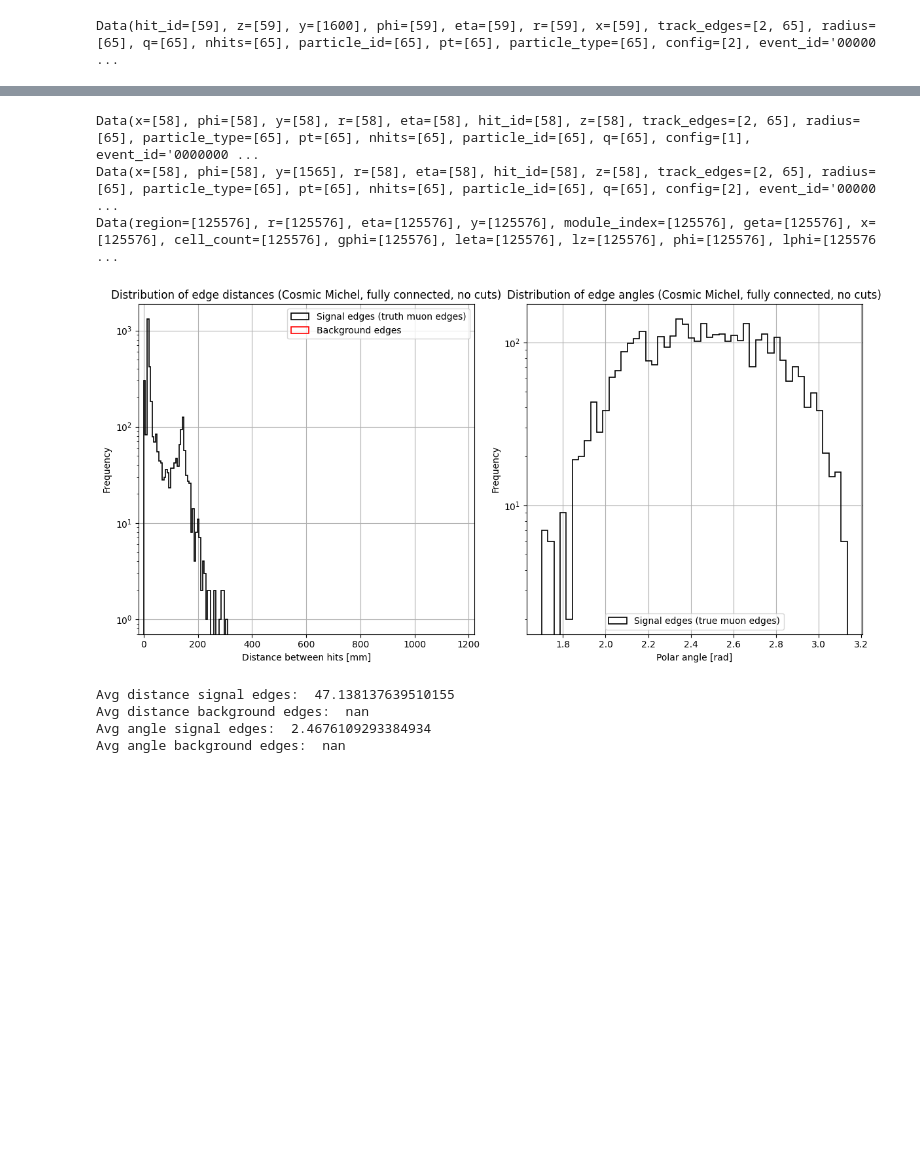
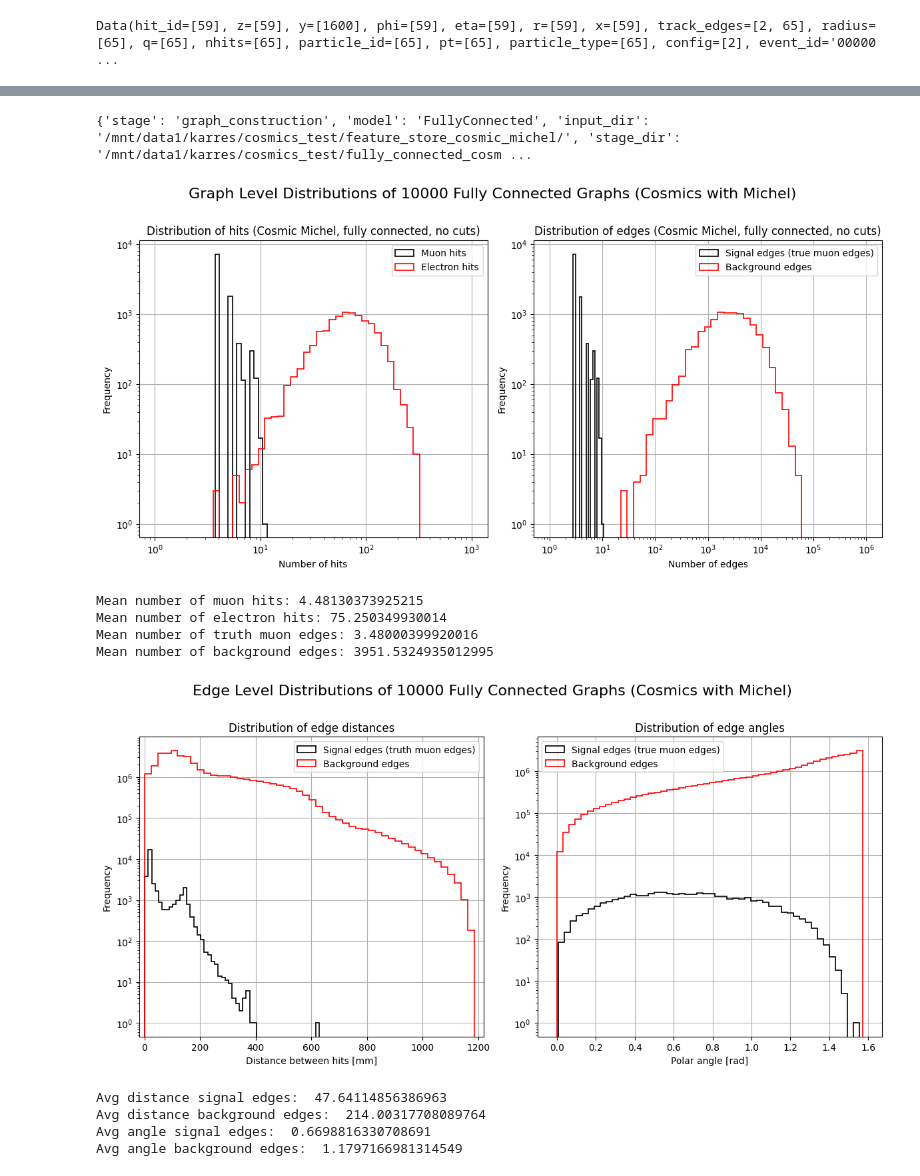
Before and after one commit to sdittmeier/Mu3eCosmicGNN, a Jupyter notebook: examples/Cosmic_GNN/visualization.ipynb, the cells around one changed output, grey strips where cells are left out. Cells and saved outputs as stored; diff of their text form; code cells hidden in the pictures; blank space fills up the shorter version.

```diff
--- a/examples/Cosmic_GNN/visualization.ipynb
+++ b/examples/Cosmic_GNN/visualization.ipynb
@@ -657,10 +690,8 @@ graph = torch.load(dir)
 fc_graph = torch.load(dir2)
 tml_graph = torch.load(dir3)
 
-print(graph)
-print(fc_graph)
-print(tml_graph)
+#print(graph)
+print(fc_graph.config[1])
+#print(tml_graph)
 # %% [output]
-Data(x=[58], phi=[58], y=[58], r=[58], eta=[58], hit_id=[58], z=[58], track_edges=[2, 65], radius=[65], particle_type=[65], pt=[65], nhits=[65], particle_id=[65], q=[65], config=[1], event_id='0000000 ...
-Data(x=[58], phi=[58], y=[1565], r=[58], eta=[58], hit_id=[58], z=[58], track_edges=[2, 65], radius=[65], particle_type=[65], pt=[65], nhits=[65], particle_id=[65], q=[65], config=[2], event_id='00000 ...
-Data(region=[125576], r=[125576], eta=[125576], y=[125576], module_index=[125576], geta=[125576], x=[125576], cell_count=[125576], gphi=[125576], leta=[125576], lz=[125576], phi=[125576], lphi=[125576 ...
+{'stage': 'graph_construction', 'model': 'FullyConnected', 'input_dir': '/mnt/data1/karres/cosmics_test/feature_store_cosmic_michel/', 'stage_dir': '/mnt/data1/karres/cosmics_test/fully_connected_cosm ...
@@ -807,8 +872,9 @@ def plot_hits_edge_stats(dir, samplesize, titles=['Cosmics with Michel', 'Cosmic
     axs[1].set_title('Distribution of edges ('+titles[1]+')')
     axs[1].grid(True)
 
-    plt.tight_layout()
-    plt.savefig('/home/mue/karres/git/Mu3eCosmicGNN/examples/Cosmic_GNN/control_plots/'+filename+'.png', dpi=400)
+    plt.tight_layout(rect=[0, 0, 1, 0.91])
+    fig.suptitle(f'Graph Level Distributions of {samplesize} Fully Connected Graphs (Cosmics with Michel)', fontsize=16)
+    fig.savefig('/home/mue/karres/git/Mu3eCosmicGNN/examples/Cosmic_GNN/thesis_collection/graph_level_plots.pdf', format="pdf", bbox_inches="tight")
     plt.show()
 
     print('Mean number of muon hits:', np.mean(muon_hits))
@@ -828,7 +894,8 @@ def edge_distance_angle(graph):
     background_distances = []
     background_angles = []
 
-    hit_to_particle_map = hit_id_to_particle_id_map(graph)
+    #hit_to_particle_map = hit_id_to_particle_id_map(graph)
+    hit_to_particle_map = create_hit_particle_dict(graph)
 
     true_muon_edges = remove_particle_edges(track_edges, 11, hit_to_particle_map)
 
@@ -838,7 +905,7 @@ def edge_distance_angle(graph):
     background_set = edge_index_set - truth_muon_set
 
     background_edges = convert_to_tensor(background_set)
-    '''
+
     for edge in background_edges.T:
         node1 = edge[0].item()
         node2 = edge[1].item()
@@ -847,11 +914,12 @@ def edge_distance_angle(graph):
         node2_pos = graph.node_pos[node2].numpy()
 
         distance = np.linalg.norm(node1_pos - node2_pos)
-        angle = np.arccos(np.abs(node2_pos[1]-node1_pos[1])/distance)
+        y = np.abs(node2_pos[1]-node1_pos[1])
+        angle = np.arccos(y/distance)
 
         background_distances.append(distance)
         background_angles.append(angle)
-    '''
+
     for edge in true_muon_edges.T:
         node1 = edge[0].item()
         node2 = edge[1].item()
@@ -860,13 +928,8 @@ def edge_distance_angle(graph):
         node2_pos = graph.node_pos[node2].numpy()
 
         distance = np.linalg.norm(node1_pos - node2_pos)
-        #angle = np.arccos(np.abs(node2_pos[1]-node1_pos[1])/distance)
-
-        x = node2_pos[0]-node1_pos[0]
-        y = node2_pos[1]-node1_pos[1]
-        z = node2_pos[2]-node1_pos[2]
-
-        angle = np.arctan2(np.sqrt(x**2 + z**2), y)
+        y = np.abs(node2_pos[1]-node1_pos[1])
+        angle = np.arccos(y/distance)
 
         truth_muon_distances.append(distance)
         truth_muon_angles.append(angle)
@@ -912,21 +975,22 @@ def plot_distance_angle_stats(dir, samplesize, title='Cosmic Michel, fully conne
     axs[0].set_yscale('log')
     axs[0].set_xlim(-20, 1220)
     axs[0].legend()
-    axs[0].set_title('Distribution of edge distances ('+title+')')
+    axs[0].set_title('Distribution of edge distances')
     axs[0].grid(True)
 
     axs[1].hist(truth_muon_angles, bins=50, edgecolor='black', linewidth=1.2, histtype='step', label='Signal edges (true muon edges)')
-    #axs[1].hist(background_angles, bins=50, edgecolor='red', linewidth=1.2, histtype='step', label='Background edges')
+    axs[1].hist(background_angles, bins=50, edgecolor='red', linewidth=1.2, histtype='step', label='Background edges')
     axs[1].set_xlabel('Polar angle [rad]')
     axs[1].set_ylabel('Frequency')
     axs[1].set_yscale('log')
-    #axs[1].set_xlim(-0.1, np.pi+0.1)
+    axs[1].set_xlim(-0.1, np.pi/2+0.1)
     axs[1].legend()
-    axs[1].set_title('Distribution of edge angles ('+title+')')
+    axs[1].set_title('Distribution of edge angles')
     axs[1].grid(True)
 
-    plt.tight_layout()
-    plt.savefig('/home/mue/karres/git/Mu3eCosmicGNN/examples/Cosmic_GNN/control_plots/'+filename+'.png', dpi=400)
+    plt.tight_layout(rect=[0, 0, 1, 0.91])
+    fig.suptitle(f'Edge Level Distributions of {samplesize} Fully Connected Graphs (Cosmics with Michel)', fontsize=16)
+    fig.savefig('/home/mue/karres/git/Mu3eCosmicGNN/examples/Cosmic_GNN/thesis_collection/edge_level_plots.pdf', format="pdf", bbox_inches="tight")
     plt.show()
 
     print('Avg distance signal edges: ', np.mean(truth_muon_distances))
@@ -934,16 +998,21 @@ def plot_distance_angle_stats(dir, samplesize, title='Cosmic Michel, fully conne
     print('Avg angle signal edges: ', np.mean(truth_muon_angles))
     print('Avg angle background edges: ', np.mean(background_angles))
 # %%
-dir_uncut = '/mnt/data1/karres/cosmics_test/fully_connected_cosmic_michel_no_cut/trainset/*.pyg'
+dir_uncut = '/mnt/data1/karres/cosmics_test/fully_connected_cosmic_michel_uncut/trainset/*.pyg'
 
-#plot_hits_edge_stats(dir_uncut, 10000, titles=['Cosmic Michel, fully connected, no cuts', 'Cosmic Michel, fully connected, no cuts'], filename='num_hits_edges_no_cut')
-plot_distance_angle_stats(dir_uncut, 1000, title='Cosmic Michel, fully connected, no cuts', filename='edge_distance_angle_no_cut')
+plot_hits_edge_stats(dir_uncut, 10000, titles=['Cosmic Michel, fully connected, no cuts', 'Cosmic Michel, fully connected, no cuts'], filename='graph_level_control')
+plot_distance_angle_stats(dir_uncut, 10000, title='Cosmic Michel, fully connected, no cuts', filename='edge_level_control')
 # %% [output]
-[figure, old version]
+[figure, new version]
-Avg distance signal edges:  47.138137639510155
-Avg distance background edges:  nan
-Avg angle signal edges:  2.4676109293384934
-Avg angle background edges:  nan
+Mean number of muon hits: 4.48130373925215
+Mean number of electron hits: 75.250349930014
+Mean number of truth muon edges: 3.48000399920016
+Mean number of background edges: 3951.5324935012995
+[figure, added]
+Avg distance signal edges:  47.64114856386963
+Avg distance background edges:  214.00317708089764
+Avg angle signal edges:  0.6698816330708691
+Avg angle background edges:  1.1797166981314549
 # %%
 import pandas as pd
 import numpy as np
```
Also changed, not shown: parts of 25 cells of this notebook, 16 other files.
